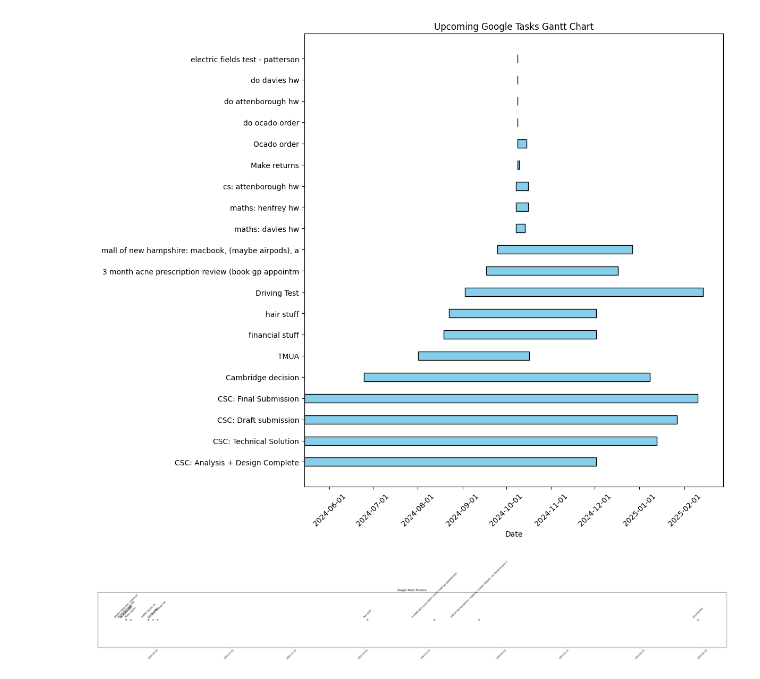
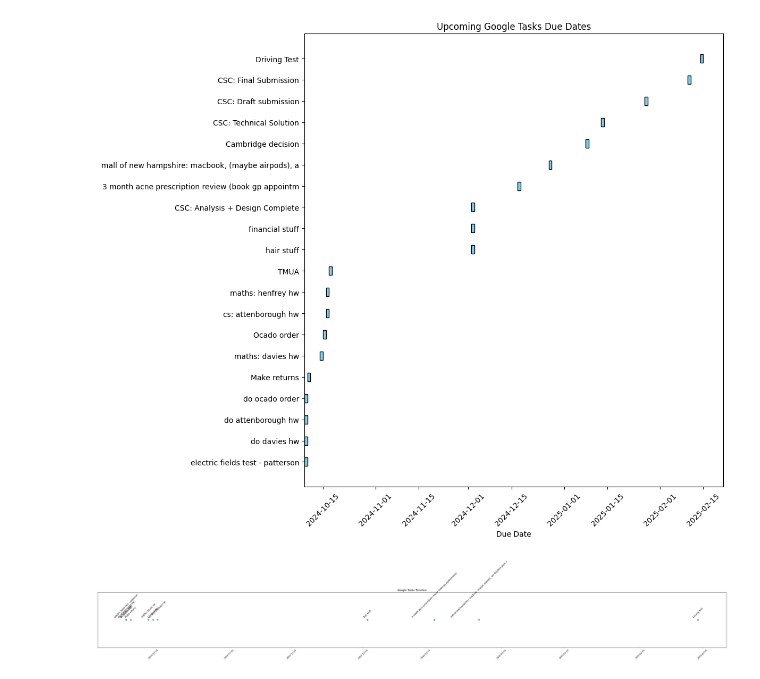
Before and after one commit to brimell/studying, a Jupyter notebook: visualise_tasks.ipynb, the cells around one changed output. Drawn from its saved outputs; the diff is of its cells as text; code cells hidden in the pictures.

Commit message:
fixed gantt chart representation to just show 1 day

```diff
--- a/visualise_tasks.ipynb
+++ b/visualise_tasks.ipynb
@@ -15,7 +15,7 @@ from googleapiclient.discovery import build
 SCOPES = ['https://www.googleapis.com/auth/tasks.readonly']
 
 def main():
-    """Retrieves upcoming tasks from Google Tasks and visualizes them as a Gantt chart."""
+    """Retrieves upcoming tasks from Google Tasks and visualizes them as a Gantt chart with bars only on due dates."""
     creds = None
     # The file token.pickle stores the user's access and refresh tokens.
     if os.path.exists('token.pickle'):
@@ -73,79 +73,70 @@ def main():
         for task in tasks:
             title = task.get('title', 'No Title')
             due = task.get('due', None)
-            created = task.get('updated', None)  # Using 'updated' as 'created' might not always be set
             status = task.get('status', 'needsAction')
             if due:
                 due_datetime = parse(due)
             else:
                 due_datetime = None
-            if created:
-                created_datetime = parse(created)
-            else:
-                if due_datetime:
-                    created_datetime = due_datetime - timedelta(days=1)
-                else:
-                    created_datetime = None
 
             # Only include tasks with due dates from now onwards
             if due_datetime and due_datetime >= now:
                 all_tasks.append({
                     'title': title,
-                    'start': created_datetime,
-                    'end': due_datetime,
+                    'due': due_datetime,
                     'status': status
                 })
 
-    # Visualize the tasks as a Gantt chart.
+    # Visualize the tasks as a Gantt chart with bars only on due dates.
     visualize_tasks(all_tasks)
 
 def visualize_tasks(tasks):
-    """Visualizes upcoming tasks with start and due dates using matplotlib as a Gantt chart."""
-    # Filter tasks that have start and end dates.
-    tasks_with_dates = [task for task in tasks if task['start'] is not None and task['end'] is not None]
-    if not tasks_with_dates:
-        print('No tasks with start and end dates to visualize.')
+    """Visualizes upcoming tasks on their due dates using matplotlib as a Gantt chart with 1-day bars."""
+    # Filter tasks that have due dates.
+    tasks_with_due = [task for task in tasks if task['due'] is not None]
+    if not tasks_with_due:
+        print('No tasks with due dates to visualize.')
         return
 
-    # Sort tasks by start date.
-    tasks_with_dates.sort(key=lambda x: x['start'])
+    # Sort tasks by due date.
+    tasks_with_due.sort(key=lambda x: x['due'])
 
     # Limit task names to 50 characters.
-    task_names = [task['title'][:50] for task in tasks_with_dates]
-    start_dates = [task['start'] for task in tasks_with_dates]
-    end_dates = [task['end'] for task in tasks_with_dates]
-    durations = [end - start for start, end in zip(start_dates, end_dates)]
-    durations_in_days = [duration.total_seconds() / 86400 for duration in durations]
+    task_names = [task['title'][:50] for task in tasks_with_due]
+    due_dates = [task['due'] for task in tasks_with_due]
+
+    # Set durations to 1 day.
+    durations_in_days = [1 for _ in due_dates]
 
     # Prepare the y positions.
     y_pos = range(len(task_names))
 
     # Convert dates to matplotlib format.
-    start_dates_num = mdates.date2num(start_dates)
+    due_dates_num = mdates.date2num(due_dates)
 
     # Create the figure and the bar plot.
     fig, ax = plt.subplots(figsize=(12, max(6, len(task_names) * 0.5)))
-    ax.barh(y_pos, durations_in_days, left=start_dates_num, align='center', height=0.4, color='skyblue', edgecolor='black')
+    ax.barh(y_pos, durations_in_days, left=due_dates_num, align='center', height=0.4, color='skyblue', edgecolor='black')
 
     # Set the y-axis labels.
     ax.set_yticks(y_pos)
     ax.set_yticklabels(task_names)
 
     # Format the x-axis with date labels.
     ax.xaxis_date()
     ax.xaxis.set_major_formatter(mdates.DateFormatter('%Y-%m-%d'))
     plt.xticks(rotation=45)
 
     # Set labels and title.
-    plt.xlabel('Date')
-    plt.title('Upcoming Google Tasks Gantt Chart')
+    plt.xlabel('Due Date')
+    plt.title('Upcoming Google Tasks Due Dates')
     plt.tight_layout()
     plt.show()
 
 if __name__ == '__main__':
     main()
 # %% [output]
-[figure, old version]
+[figure, new version]
 # %%
 from __future__ import print_function
 from datetime import datetime
```
